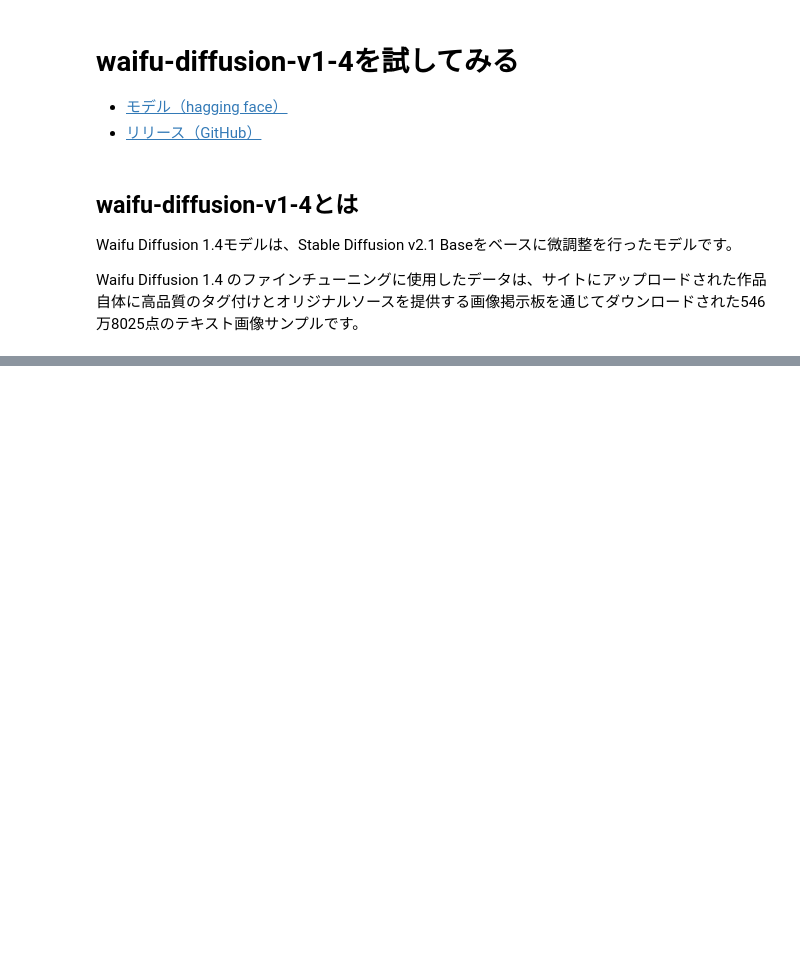
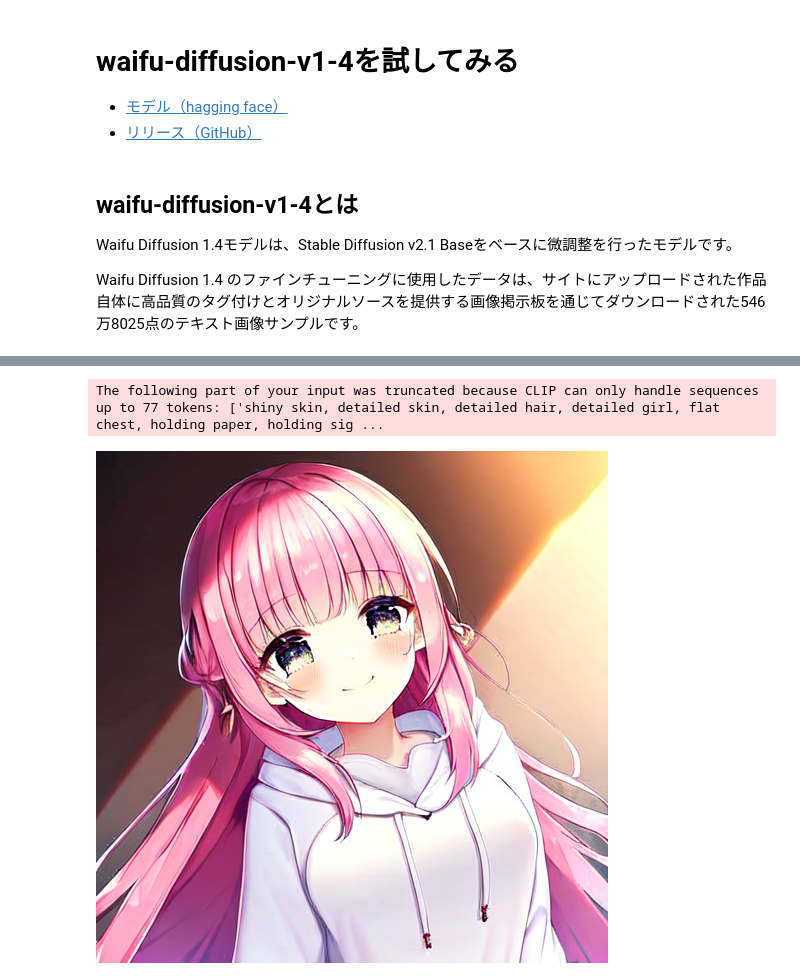
Before and after one commit to fujitako03/machine-learning-tutorials, a Jupyter notebook: waifu_diffusion_v1_4_tutorial.ipynb, the cells around one changed output, grey strips where cells are left out. Drawn from its saved outputs; the diff is of its cells as text; code cells hidden in the pictures; blank space fills up the shorter version.

```diff
--- a/waifu_diffusion_v1_4_tutorial.ipynb
+++ b/waifu_diffusion_v1_4_tutorial.ipynb
@@ -131,0 +51,8 @@ KeyError: 'sample'
+# %%
+from diffusers import StableDiffusionPipeline, DPMSolverMultistepScheduler
+
+model_id = "hakurei/waifu-diffusion"
+
+pipe = StableDiffusionPipeline.from_pretrained(model_id)
+pipe.scheduler = DPMSolverMultistepScheduler.from_config(pipe.scheduler.config)
+pipe = pipe.to("cuda")
@@ -131,0 +64,21 @@ KeyError: 'sample'
+# %%
+prompt = "masterpiece, best quality, high quality, absurdres, happy,smile,tears,solo,  cute,kawaii,best quality, high quality, highly detailed, game cg, teenage, Amazing, finely detail, Depth of field, extremely detailed CG, original, extremely detailed wallpaper,1girl,loli, pink hair, long hair,white hoodie,beautiful detailed girl, shiny skin,detailed skin,detailed hair, detailed girl, flat chest, holding paper, holding sign with smile face , thank you, "
+
+negative_prompt = "worst quality, low quality, medium quality, deleted, lowres, comic, bad anatomy, bad hands, text, error, missing fingers, extra digit, fewer digits, cropped, jpeg artifacts, signature, watermark, username, blurry"
+
+image = pipe(
+    prompt,
+    num_inference_steps=25,
+    guidance_scale=7.5,
+    negative_prompt=negative_prompt
+).images[0]
+
+out_path = "output2.png"
+image.save(out_path)
+
+# 表示
+from IPython.display import Image,display
+display(Image(out_path))
+# %% [output]
+The following part of your input was truncated because CLIP can only handle sequences up to 77 tokens: ['shiny skin, detailed skin, detailed hair, detailed girl, flat chest, holding paper, holding sig ...
+[figure, added]
```
Also changed, not shown: parts of 10 cells of this notebook.
